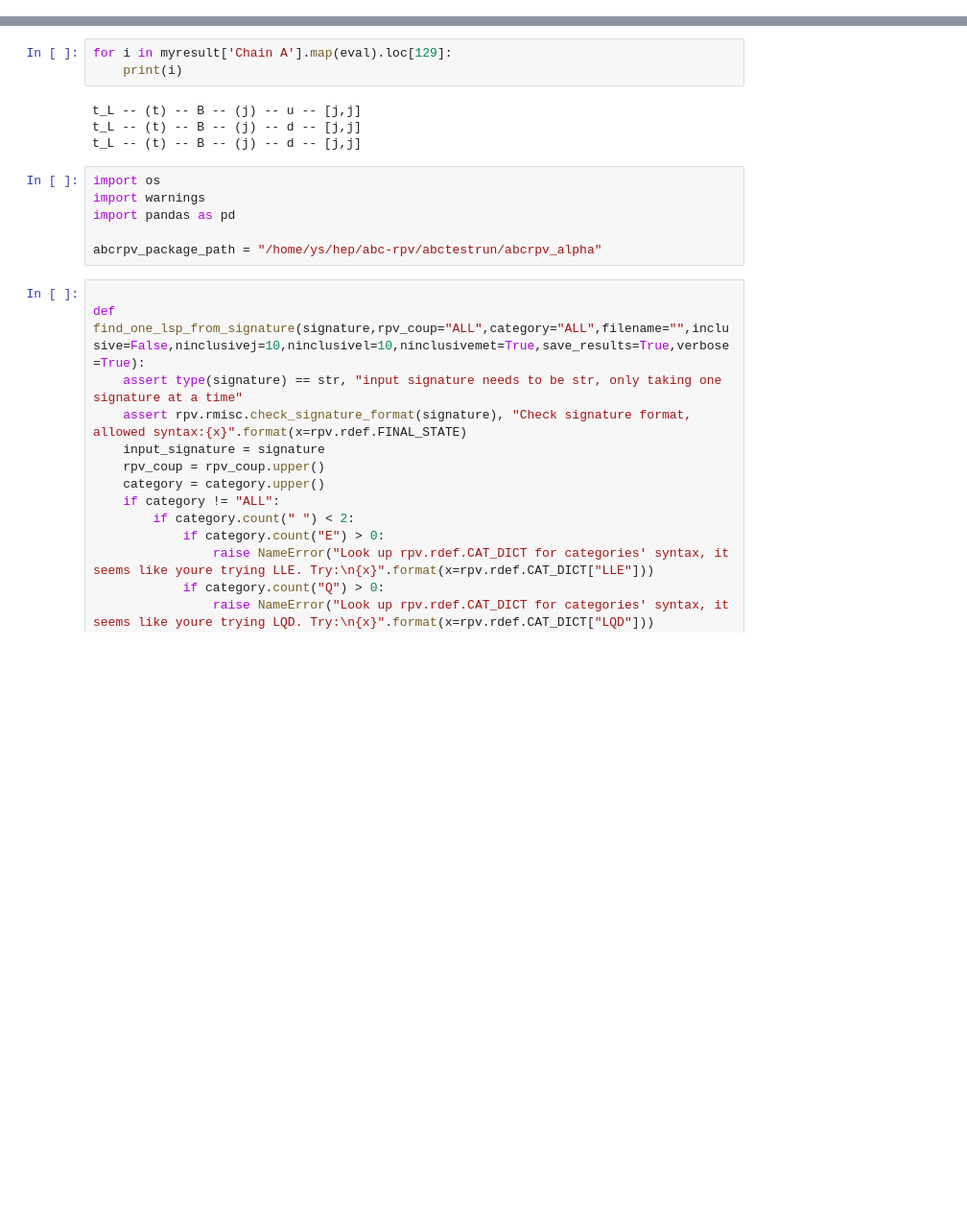
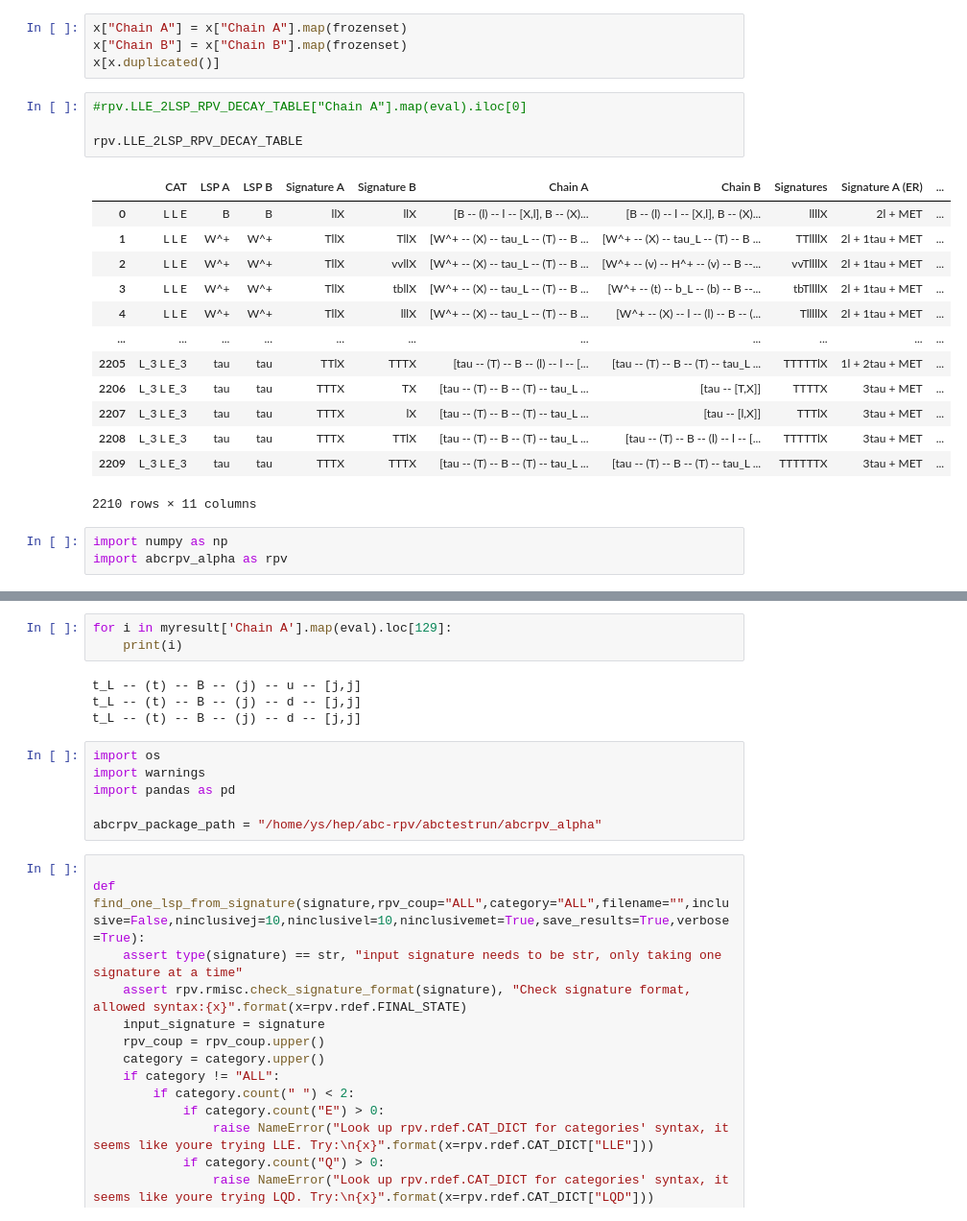
Before and after one commit to kys-sheng/abc-rpv, a Jupyter notebook: improve.ipynb, the cells around one changed output, grey strips where cells are left out. Shown: that part at 96% size. Cells and saved outputs as stored; diff of their text form; blank space fills up the shorter version.

```diff
--- a/improve.ipynb
+++ b/improve.ipynb
@@ -3,3 +324,28 @@ import abcrpv_alpha as rpv
+# %%
+x["Chain A"] = x["Chain A"].map(frozenset)
+x["Chain B"] = x["Chain B"].map(frozenset)
+x[x.duplicated()]
+# %%
+#rpv.LLE_2LSP_RPV_DECAY_TABLE["Chain A"].map(eval).iloc[0]
+
+rpv.LLE_2LSP_RPV_DECAY_TABLE
+# %% [output]
+|  | CAT | LSP A | LSP B | Signature A | Signature B | Chain A | Chain B | Signatures | Signature A (ER) | ... |
+| 0 | L L E | B | B | llX | llX | [B -- (l) -- l -- [X,l], B -- (X)... | [B -- (l) -- l -- [X,l], B -- (X)... | llllX | 2l + MET | ... |
+| 1 | L L E | W^+ | W^+ | TllX | TllX | [W^+ -- (X) -- tau_L -- (T) -- B ... | [W^+ -- (X) -- tau_L -- (T) -- B ... | TTllllX | 2l + 1tau + MET | ... |
+| 2 | L L E | W^+ | W^+ | TllX | vvllX | [W^+ -- (X) -- tau_L -- (T) -- B ... | [W^+ -- (v) -- H^+ -- (v) -- B --... | vvTllllX | 2l + 1tau + MET | ... |
+| 3 | L L E | W^+ | W^+ | TllX | tbllX | [W^+ -- (X) -- tau_L -- (T) -- B ... | [W^+ -- (t) -- b_L -- (b) -- B --... | tbTllllX | 2l + 1tau + MET | ... |
+| 4 | L L E | W^+ | W^+ | TllX | lllX | [W^+ -- (X) -- tau_L -- (T) -- B ... | [W^+ -- (X) -- l -- (l) -- B -- (... | TlllllX | 2l + 1tau + MET | ... |
+| ... | ... | ... | ... | ... | ... | ... | ... | ... | ... | ... |
+| 2205 | L_3 L E_3 | tau | tau | TTlX | TTTX | [tau -- (T) -- B -- (l) -- l -- [... | [tau -- (T) -- B -- (T) -- tau_L ... | TTTTTlX | 1l + 2tau + MET | ... |
+| 2206 | L_3 L E_3 | tau | tau | TTTX | TX | [tau -- (T) -- B -- (T) -- tau_L ... | [tau -- [T,X]] | TTTTX | 3tau + MET | ... |
+| 2207 | L_3 L E_3 | tau | tau | TTTX | lX | [tau -- (T) -- B -- (T) -- tau_L ... | [tau -- [l,X]] | TTTlX | 3tau + MET | ... |
+| 2208 | L_3 L E_3 | tau | tau | TTTX | TTlX | [tau -- (T) -- B -- (T) -- tau_L ... | [tau -- (T) -- B -- (l) -- l -- [... | TTTTTlX | 3tau + MET | ... |
+| 2209 | L_3 L E_3 | tau | tau | TTTX | TTTX | [tau -- (T) -- B -- (T) -- tau_L ... | [tau -- (T) -- B -- (T) -- tau_L ... | TTTTTTX | 3tau + MET | ... |
+2210 rows × 11 columns
+# %%
+import numpy as np
+import abcrpv_alpha as rpv
 # %%
 import pandas as pd
 pd.set_option('display.max_colwidth',None)
```
Also changed, not shown: parts of 13 cells of this notebook, 49 other files.
